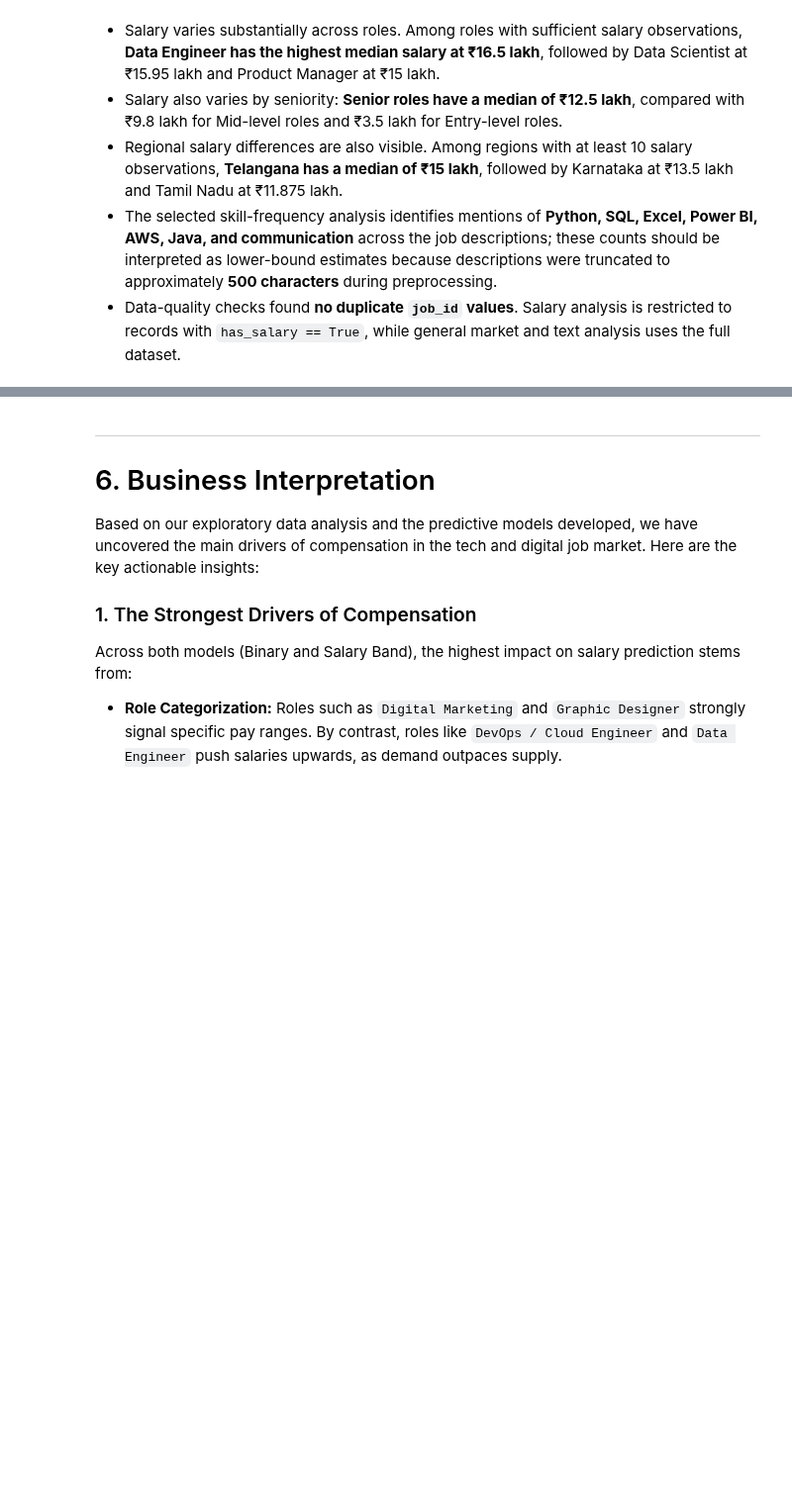
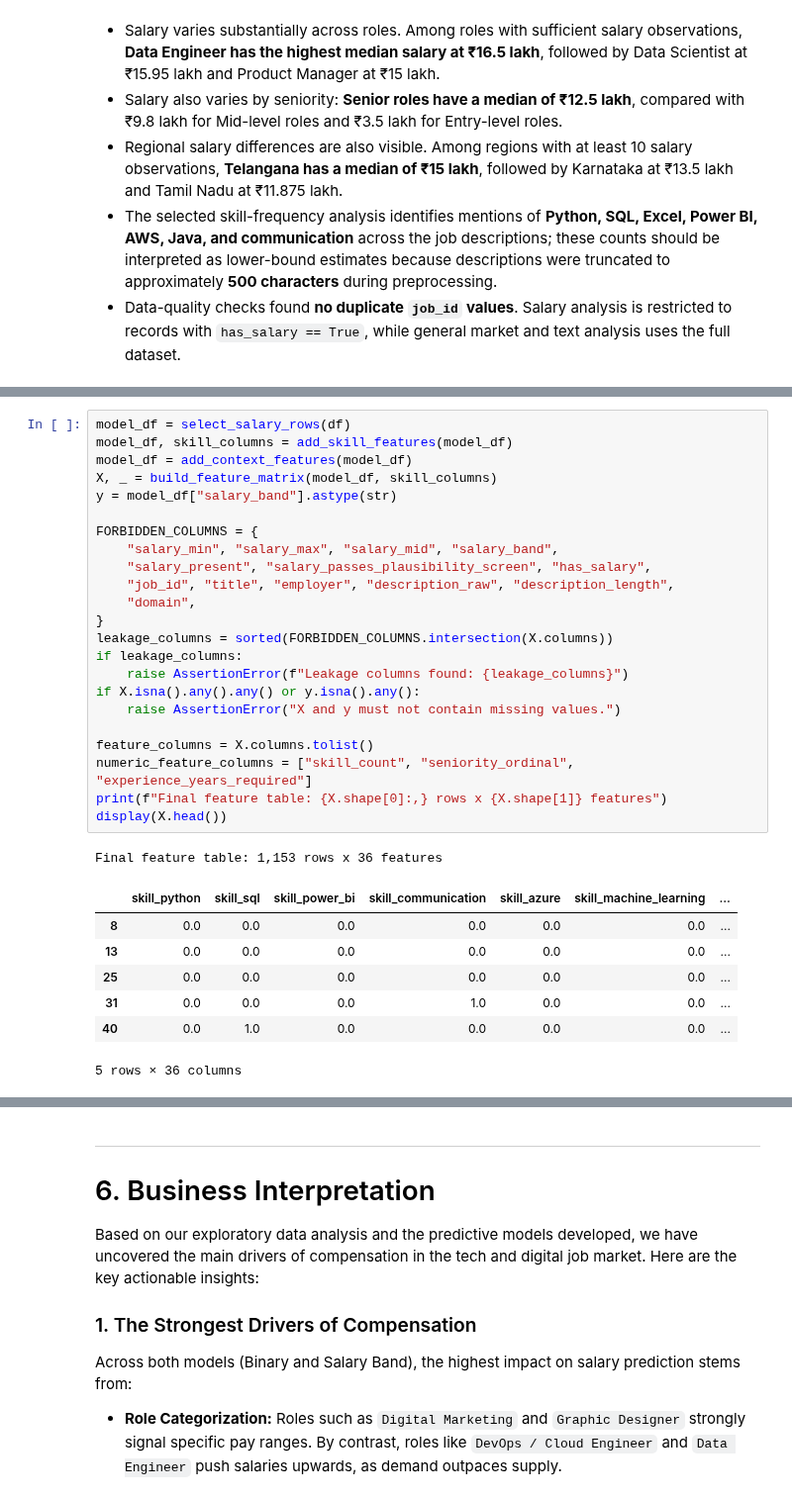
Before and after one commit to anusanth26/Career-Market-Intelligence, a Jupyter notebook: notebooks/career_market_intelligence.ipynb, the cells around one changed output, grey strips where cells are left out. Shown at 99% size. Drawn from its saved outputs; the diff is of its cells as text; blank space fills up the shorter version.

```diff
--- a/notebooks/career_market_intelligence.ipynb
+++ b/notebooks/career_market_intelligence.ipynb
@@ -1483,0 +1437,32 @@ Features:
+# %%
+model_df = select_salary_rows(df)
+model_df, skill_columns = add_skill_features(model_df)
+model_df = add_context_features(model_df)
+X, _ = build_feature_matrix(model_df, skill_columns)
+y = model_df["salary_band"].astype(str)
+
+FORBIDDEN_COLUMNS = {
+    "salary_min", "salary_max", "salary_mid", "salary_band",
+    "salary_present", "salary_passes_plausibility_screen", "has_salary",
+    "job_id", "title", "employer", "description_raw", "description_length",
+    "domain",
+}
+leakage_columns = sorted(FORBIDDEN_COLUMNS.intersection(X.columns))
+if leakage_columns:
+    raise AssertionError(f"Leakage columns found: {leakage_columns}")
+if X.isna().any().any() or y.isna().any():
+    raise AssertionError("X and y must not contain missing values.")
+
+feature_columns = X.columns.tolist()
+numeric_feature_columns = ["skill_count", "seniority_ordinal", "experience_years_required"]
+print(f"Final feature table: {X.shape[0]:,} rows x {X.shape[1]} features")
+display(X.head())
+# %% [output]
+Final feature table: 1,153 rows x 36 features
+|  | skill_python | skill_sql | skill_power_bi | skill_communication | skill_azure | skill_machine_learning | ... |
+| 8 | 0.0 | 0.0 | 0.0 | 0.0 | 0.0 | 0.0 | ... |
+| 13 | 0.0 | 0.0 | 0.0 | 0.0 | 0.0 | 0.0 | ... |
+| 25 | 0.0 | 0.0 | 0.0 | 0.0 | 0.0 | 0.0 | ... |
+| 31 | 0.0 | 0.0 | 0.0 | 1.0 | 0.0 | 0.0 | ... |
+| 40 | 0.0 | 1.0 | 0.0 | 0.0 | 0.0 | 0.0 | ... |
+5 rows × 36 columns
```
Also changed, not shown: parts of 88 cells of this notebook, 11 other files.
